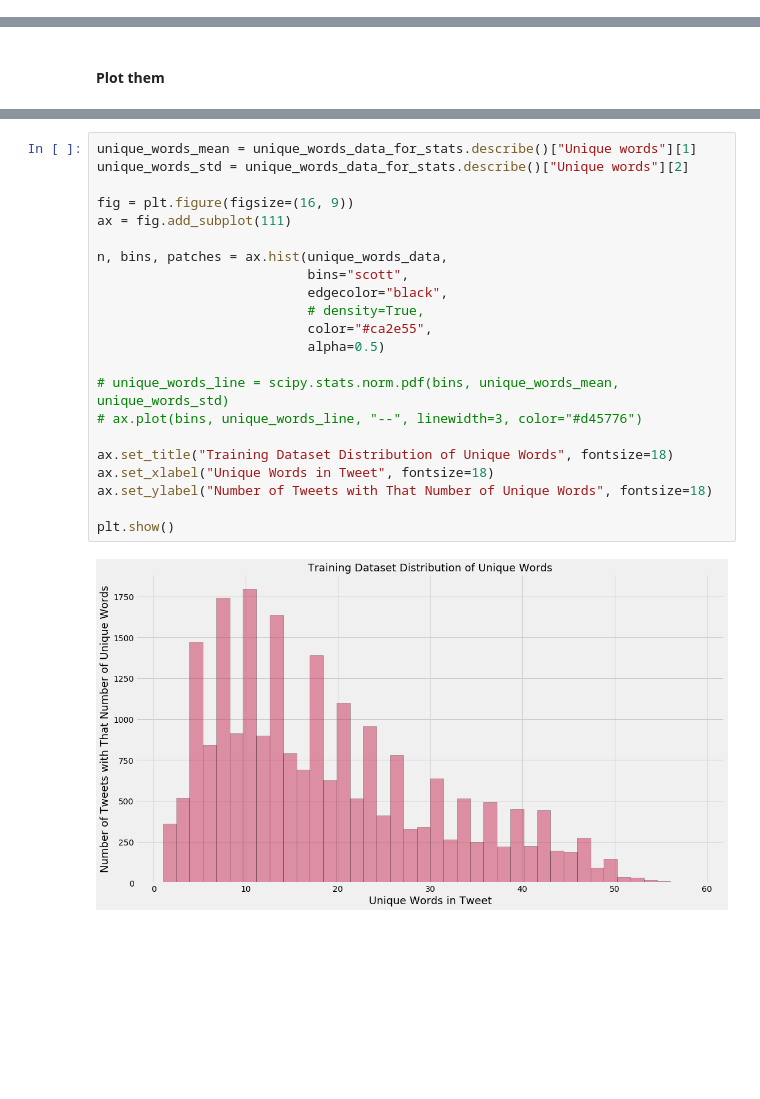
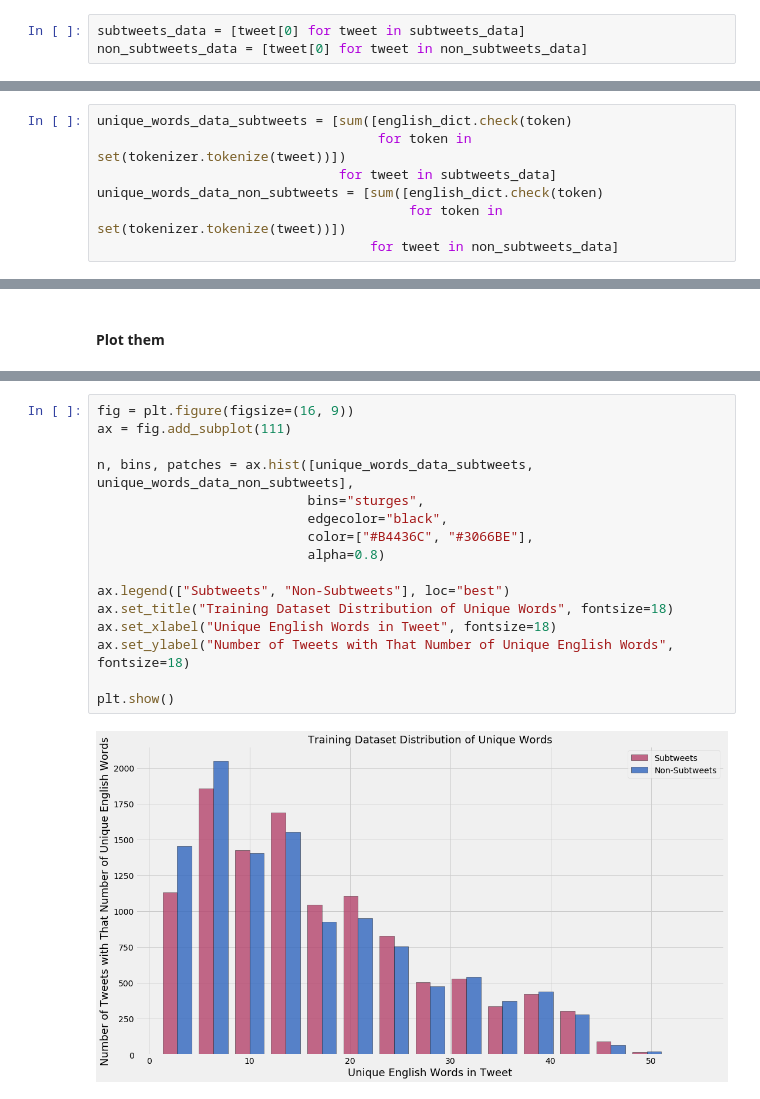
Before and after one commit to segalgouldn/Senior-Project-Subtweets, a Jupyter notebook: development/classifier_creator.ipynb, the cells around one changed output, grey strips where cells are left out. Cells and saved outputs as stored; diff of their text form; blank space fills up the shorter version.

```diff
--- a/development/classifier_creator.ipynb
+++ b/development/classifier_creator.ipynb
@@ -569,3 +620,6 @@ training_data = [(tweet[0]
+# %%
+subtweets_data = [tweet[0] for tweet in subtweets_data]
+non_subtweets_data = [tweet[0] for tweet in non_subtweets_data]
 # %% [markdown]
 #### Lengths
 # %%
@@ -722,0 +735,7 @@ unique_words_data_for_stats.sort_values(by="Unique words", ascending=True).head(
+# %%
+unique_words_data_subtweets = [sum([english_dict.check(token)
+                                    for token in set(tokenizer.tokenize(tweet))])
+                               for tweet in subtweets_data]
+unique_words_data_non_subtweets = [sum([english_dict.check(token)
+                                        for token in set(tokenizer.tokenize(tweet))])
+                                   for tweet in non_subtweets_data]
@@ -811,24 +828,18 @@ plt.show()
 # %%
-unique_words_mean = unique_words_data_for_stats.describe()["Unique words"][1]
-unique_words_std = unique_words_data_for_stats.describe()["Unique words"][2]
-
 fig = plt.figure(figsize=(16, 9))
 ax = fig.add_subplot(111)
 
-n, bins, patches = ax.hist(unique_words_data,
-                           bins="scott",
+n, bins, patches = ax.hist([unique_words_data_subtweets, unique_words_data_non_subtweets],
+                           bins="sturges",
                            edgecolor="black",
-                           # density=True,
-                           color="#ca2e55",
-                           alpha=0.5)
+                           color=["#B4436C", "#3066BE"],
+                           alpha=0.8)
 
-# unique_words_line = scipy.stats.norm.pdf(bins, unique_words_mean, unique_words_std)
-# ax.plot(bins, unique_words_line, "--", linewidth=3, color="#d45776")
-
+ax.legend(["Subtweets", "Non-Subtweets"], loc="best")
 ax.set_title("Training Dataset Distribution of Unique Words", fontsize=18)
-ax.set_xlabel("Unique Words in Tweet", fontsize=18)
-ax.set_ylabel("Number of Tweets with That Number of Unique Words", fontsize=18)
+ax.set_xlabel("Unique English Words in Tweet", fontsize=18)
+ax.set_ylabel("Number of Tweets with That Number of Unique English Words", fontsize=18)
 
 plt.show()
 # %% [output]
-[figure, old version]
+[figure, new version]
```
Also changed, not shown: parts of 87 cells of this notebook, 52 other files.
